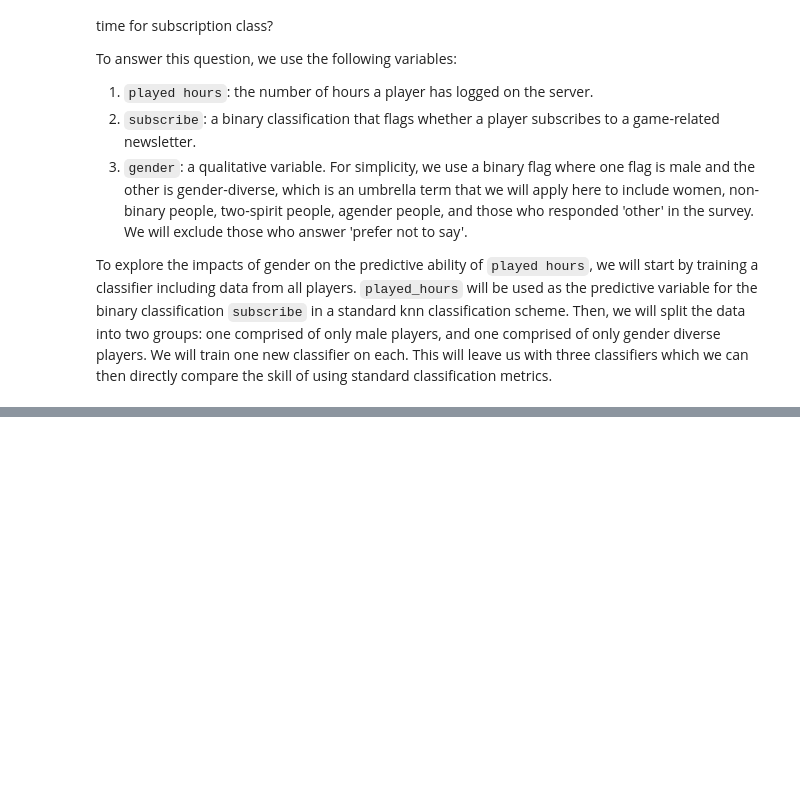
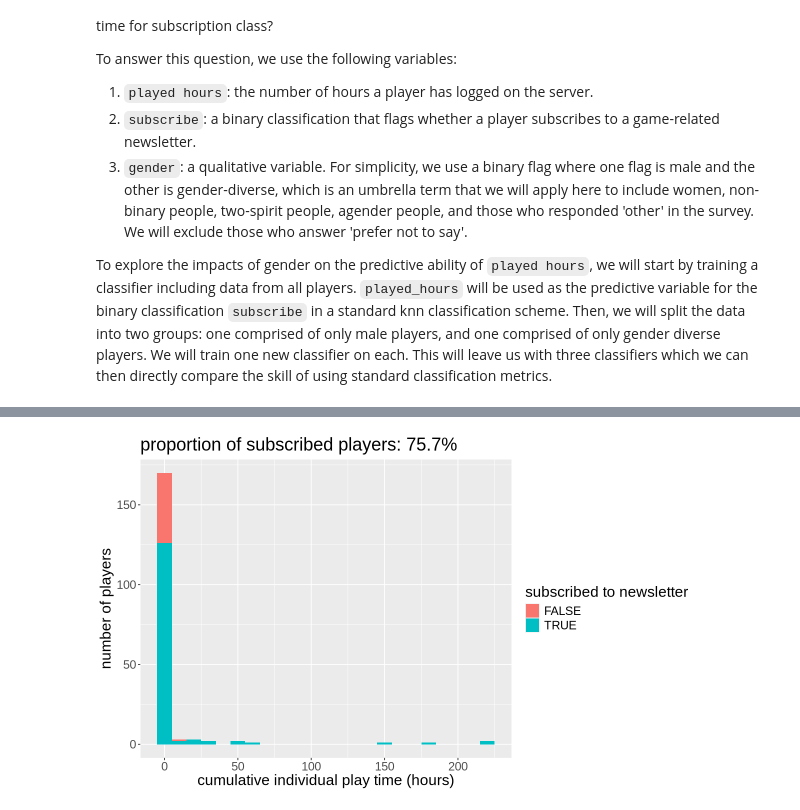
Before and after one commit to kathleenramsey/dsci100_group23, a Jupyter notebook: FINAL_PROJECT_23.ipynb, the cells around one changed output, grey strips where cells are left out. Cells and saved outputs as stored; diff of their text form; code cells hidden in the pictures; blank space fills up the shorter version.

```diff
--- a/FINAL_PROJECT_23.ipynb
+++ b/FINAL_PROJECT_23.ipynb
@@ -29,0 +68,33 @@ players
+# %%
+players_full <- players |>
+    select(subscribe, played_hours, gender) |>
+    filter(gender != 'Prefer not to say') |>
+    mutate(gender = if_else(gender == "Male", "male", "gender_diverse")) |>
+    mutate(subscribe = as.factor(subscribe))
+
+players_male <- players |>
+    select(subscribe, played_hours, gender) |>
+    filter(gender == 'Male') |>
+    mutate(subscribe = as.factor(subscribe))
+
+players_gd <- players |>
+    select(subscribe, played_hours, gender) |>
+    filter(gender != 'Male', gender != 'Prefer not to say') |>
+    mutate(subscribe = as.factor(subscribe))
+# %%
+options(repr.plot.height = 6, repr.plot.width = 10)
+
+prop_sub <- players_full |>
+  summarise(prop_subscribed = mean(subscribe == TRUE)) |>
+    pull()
+
+player_hist <- players_full |>
+    ggplot(aes(x=played_hours, fill=subscribe)) +
+    geom_histogram(binwidth=10) +
+    labs(x='cumulative individual play time (hours)', y='number of players', fill='subscribed to newsletter') +
+    theme(text = element_text(size = 18)) +
+    ggtitle(paste0("proportion of subscribed players: ", round(prop_sub * 100, 1), '%'))
+
+player_hist
+# %% [output]
+[figure, added]
```
Also changed, not shown: parts of 8 cells of this notebook, 1 other file.
